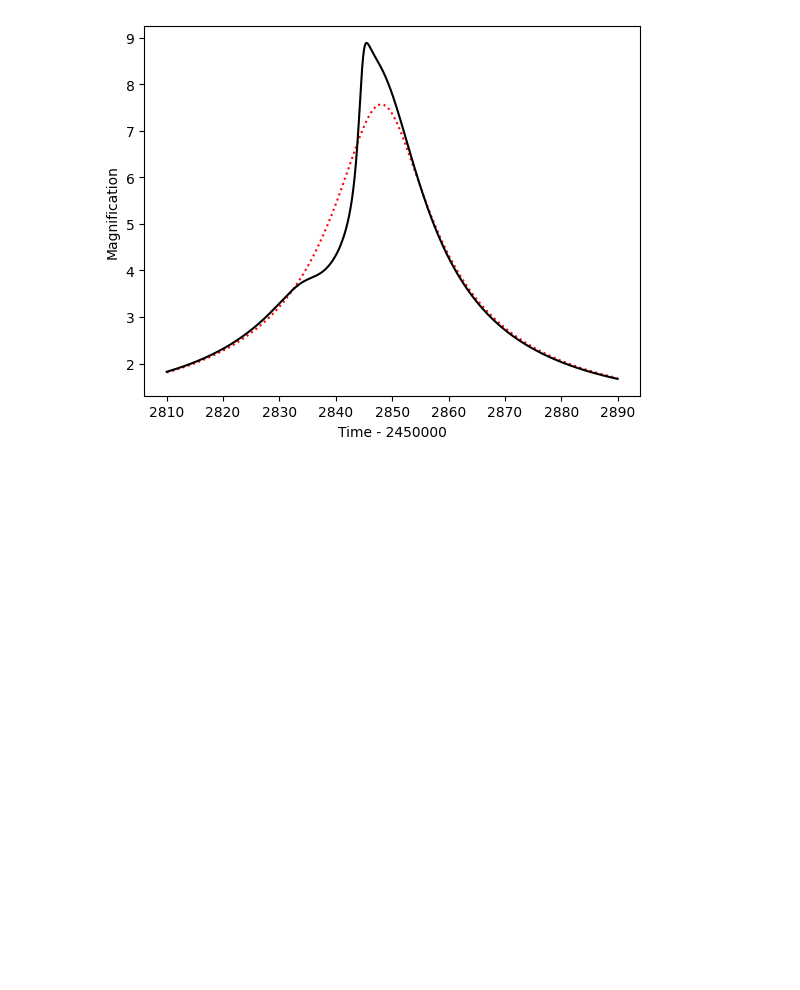
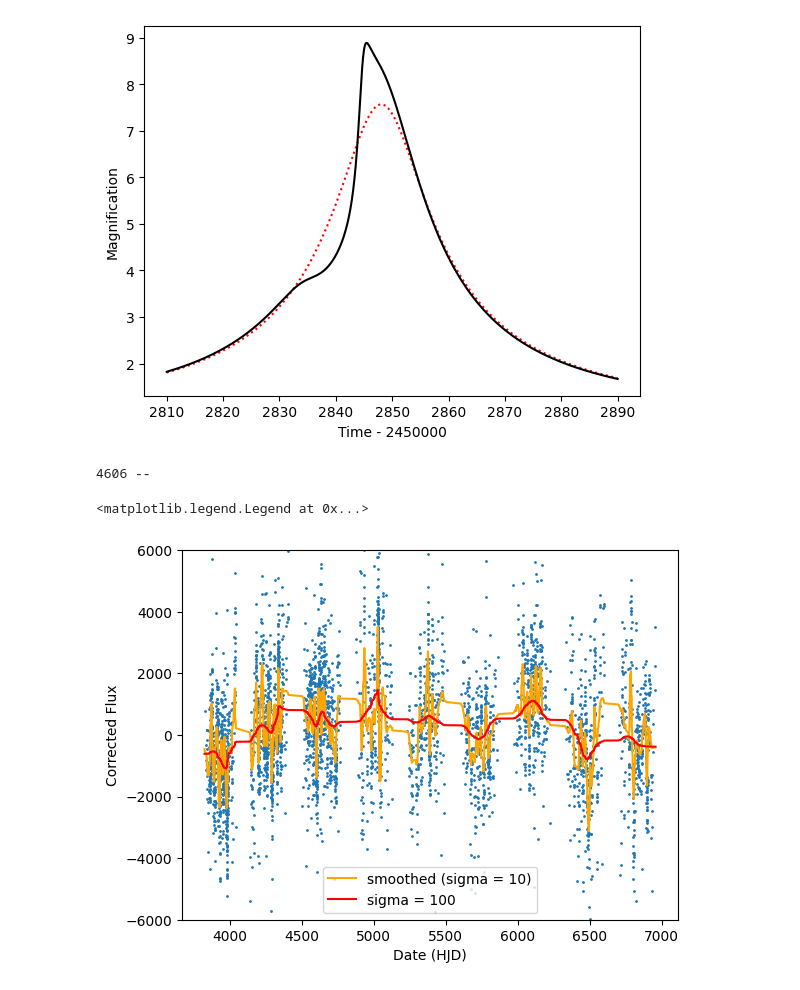
Before and after one commit to star-skelly/microlensing, a Jupyter notebook: mulens_ex.ipynb, the cells around one changed output. Drawn from its saved outputs; the diff is of its cells as text; code cells hidden in the pictures; blank space fills up the shorter version.

Commit message:
filtering for real microlensing events

```diff
--- a/mulens_ex.ipynb
+++ b/mulens_ex.ipynb
@@ -15,3 +15,47 @@ my_1S2L_model.plot_magnification(t_range=[2452810, 2452890],
 plt.show()
 # %% [output]
 [figure]
+# %%
+from astropy.io import ascii
+import os
+from tqdm import tqdm
+
+# Read the IPAC file
+directory = os.fsencode("1")
+
+curves = []
+
+for file in tqdm(os.listdir(directory)):
+    filename = os.fsdecode(file)
+    curve = ascii.read('1/' + filename, format='ipac')
+    curves.append(curve)
+# %%
+sample = curves[0:100]
+# %%
+import matplotlib.pyplot as plt
+from scipy.ndimage import gaussian_filter
+import numpy as np
+
+curve = sample[0]
+plt.scatter(curve['HJD'], curve["cor_flux"], s=1)
+
+mask = np.isnan(curve["cor_flux"]) | (curve["cor_flux"] == 0)
+
+print(len(mask), sum(mask))
+masked_array = np.ma.array(curve["cor_flux"], mask=mask)
+masked_HJD = np.ma.array(curve["HJD"], mask=mask)
+
+smoothed = gaussian_filter(masked_array, sigma=10)
+plt.plot(curve['HJD'], smoothed, color="orange", label="smoothed (sigma = 10)")
+supa_smooth = gaussian_filter(masked_array, sigma=100)
+plt.plot(curve['HJD'], supa_smooth, color="red", label="sigma = 100")
+plt.ylabel("Corrected Flux")
+plt.xlabel("Date (HJD)")
+plt.ylim(-6000, 6000)
+
+plt.legend()
+#plt.yscale('log')
+# %% [output]
+4606 --
+<matplotlib.legend.Legend at 0x...>
+[figure, added]
```
Also changed, not shown: parts of 3 cells of this notebook, 4 other files.
